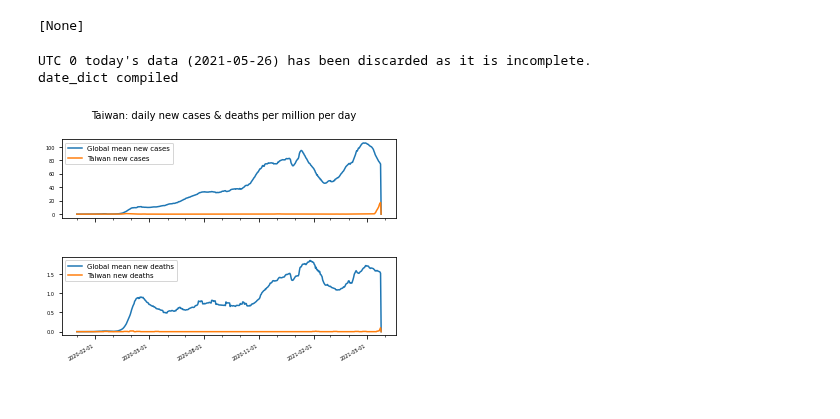
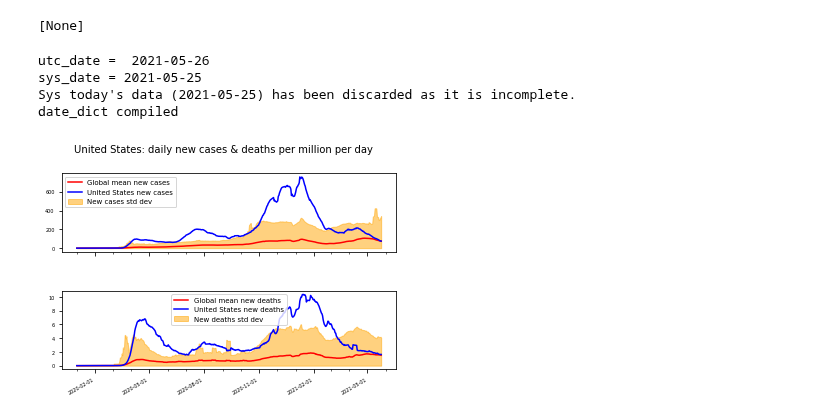
Before and after one commit to Ipgnosis/covid_analysis, a Jupyter notebook: covid-json.ipynb, the cells around one changed output. Cells and saved outputs as stored; diff of their text form; code cells hidden in the pictures.

Commit message:
Added std_dev to plots

```diff
--- a/covid-json.ipynb
+++ b/covid-json.ipynb
@@ -48,7 +48,8 @@ if check_refresh_data():
     # need this?
     #country_list = fetch_countries(data)
     # get the date of the newest data records in owid-covid-data.json
-    print("Latest data is:", fetch_latest_data_date(data, key_list))
+    latest_data = fetch_latest_data_date(data, key_list)
+    print("Latest data is:", latest_data)
     print("Current UTC 0 dateime = {}".format(datetime.utcnow().strftime("%Y-%m-%dT%H:%M:%S%z")))
 # %% [output]
 Checking that data is up to date
@@ -90,11 +91,23 @@ res = ['new_cases_smoothed_per_million', 'new_deaths_smoothed_per_million']
 country_date_data = get_l2_date_data(data, key_list, date_list, res)# cycle through each day's collections of new cases and new deaths
 
 # truncate today's (zulu time) data, as it will almost certainly be incomplete
-this_date = datetime.utcnow().strftime("%Y-%m-%d")
+#utc_datetime = datetime.utcnow()
+#this_date = utc_datetime.strftime("%Y-%m-%d")
 
-if this_date in country_date_data.keys():
-    country_date_data.pop(this_date)
-print("UTC 0 today's data ({}) has been discarded as it is incomplete.".format(this_date))
+utc_date = datetime.utcnow().strftime("%Y-%m-%d")
+print("utc_date = ", utc_date)
+sys_date = date.today().strftime("%Y-%m-%d")
+print("sys_date =", sys_date)
+#day_before_datetime = utc_datetime - timedelta(days = 1)
+#day_before = day_before_datetime.strftime("%Y-%m-%d")
+#print("day_before = ", day_before)
+
+if (utc_date > sys_date) and (utc_date in country_date_data.keys()):
+    country_date_data.pop(utc_date)
+    print("UTC 0 today's data ({}) has been discarded as it is incomplete.".format(utc_date))
+else:
+    country_date_data.pop(sys_date)
+    print("Sys today's data ({}) has been discarded as it is incomplete.".format(sys_date))
 
 date_dict = dict()
 for day in country_date_data:
@@ -123,8 +136,10 @@ for day in country_date_data:
     date_dict[day] = {
         "wrl_new_cases_pm": wrl_new_cases_pm,
         "wrl_new_deaths_pm": wrl_new_deaths_pm,
-        "stdev_new_cases_pm": mean_stdev[0],
-        "stdev_new_deaths_pm": mean_stdev[1],
+        "stdev_upper_new_cases_pm": wrl_new_cases_pm + mean_stdev[0],
+        "stdev_lower_new_cases_pm": max(wrl_new_cases_pm - mean_stdev[0], 0),
+        "stdev_upper_new_deaths_pm": wrl_new_deaths_pm + mean_stdev[1],
+        "stdev_lower_new_deaths_pm": max(wrl_new_deaths_pm - mean_stdev[1], 0),
         "country_vals": country_date_data[day]
     }
 
@@ -133,21 +148,27 @@ print("date_dict compiled")
 #test_date = '2021-05-04'
 #print("date_dict for {}: {}".format(test_date, date_dict[test_date]))
 # %% [output]
-UTC 0 today's data (2021-05-26) has been discarded as it is incomplete.
+utc_date =  2021-05-26
+sys_date = 2021-05-25
+Sys today's data (2021-05-25) has been discarded as it is incomplete.
 date_dict compiled
 # %%
 # re-juggle the data for a single country chart
 
 # the country being analyzed
-y_axis_values = 'TWN'
+y_axis_values = 'USA'
 
 y_axis_label = data[y_axis_values]['location']
 
 # declare the axis vars
 x_axis = []
 yw1_axis = []
+yw1_upper = []
+yw1_lower = []
 y1_axis = []
 yw2_axis = []
+yw2_upper = []
+yw2_lower = []
 y2_axis = []
 
 # load the axis data lists
@@ -158,10 +179,14 @@ for key, val in date_dict.items():
 
     # lists of cases for y1 axis
     yw1_axis.append(val["wrl_new_cases_pm"])
+    yw1_upper.append(val["stdev_upper_new_cases_pm"])
+    yw1_lower.append(val["stdev_lower_new_cases_pm"])
     y1_axis.append(val['country_vals'][y_axis_values][0])
 
     # lists of deaths for y2 axis
     yw2_axis.append(val["wrl_new_deaths_pm"])
+    yw2_upper.append(val["stdev_upper_new_deaths_pm"])
+    yw2_lower.append(val["stdev_lower_new_deaths_pm"])
     y2_axis.append(val['country_vals'][y_axis_values][1])
 
 ###########################################################
@@ -176,9 +201,11 @@ x_axis_label_str = "Date"
 #y2_axis_label_str = "New deaths"
 
 yw1_axis_legend_str = "Global mean new cases"
+yw1_stdev_legend_str = "New cases std dev"
 y1_axis_legend_str = "{} new cases".format(y_axis_label)
 
 yw2_axis_legend_str = "Global mean new deaths"
+yw2_stdev_legend_str = "New deaths std dev"
 y2_axis_legend_str = "{} new deaths".format(y_axis_label)
 
 # define empty canvas
@@ -187,45 +214,47 @@ fig.subplots_adjust(hspace = 0.5)
 
 # declare the axis data
 # subplot 1
-ax1.plot(x_axis, yw1_axis, label = yw1_axis_legend_str)
-ax1.plot(x_axis, y1_axis, label = y1_axis_legend_str)
+ax1.plot(x_axis, yw1_axis, label = yw1_axis_legend_str, color = 'red')
+ax1.fill_between(x_axis, yw1_upper, yw1_lower, label = yw1_stdev_legend_str, color = 'orange', alpha=0.5)
+ax1.plot(x_axis, y1_axis, label = y1_axis_legend_str, color = 'blue')
 
 # subplot 2
-ax2.plot(x_axis, yw2_axis, label = yw2_axis_legend_str)
-ax2.plot(x_axis, y2_axis, label = y2_axis_legend_str)
+ax2.plot(x_axis, yw2_axis, label = yw2_axis_legend_str, color = 'red')
+ax2.fill_between(x_axis, yw2_upper, yw2_lower, label = yw2_stdev_legend_str, color = 'orange', alpha=0.5)
+ax2.plot(x_axis, y2_axis, label = y2_axis_legend_str, color = 'blue')
 #ax2.set_xlabel(x_axis_label_str, fontsize=10)
 
 # declare the text data
 fig.suptitle(chart_title_str, fontsize = 10)
 
 #  format the x axis (date) labels
 # Text in the x axis will be displayed in 'YYYY-mm-dd' format.
 ax2.xaxis.set_major_formatter(mdates.DateFormatter('%Y-%m-%d'))
 
 # major ticks every 3 months.
 fmt_qtr_year = mdates.MonthLocator(interval = 3)
 ax2.xaxis.set_major_locator(fmt_qtr_year)
 
 # minor ticks every month.
 fmt_month = mdates.MonthLocator()
 ax2.xaxis.set_minor_locator(fmt_month)
 
 # Rotates and right aligns the x labels, and moves the bottom of the
 # axes up to make room for them.
 fig.autofmt_xdate()
 
 # changing the fontsize of ticks
 ax1.tick_params(labelsize = 5)
 ax2.tick_params(labelsize = 5)
 
 # format the legends
 ax1.legend(loc = 0, fontsize = 7)
 ax2.legend(loc = 0, fontsize = 7)
 
 # display the plot
 plt.show()
 # %% [output]
-[figure, old version]
+[figure, new version]
 # %%
 # re-juggle the data for a 2 country chart
 
```
Also changed, not shown: parts of 3 cells of this notebook.
